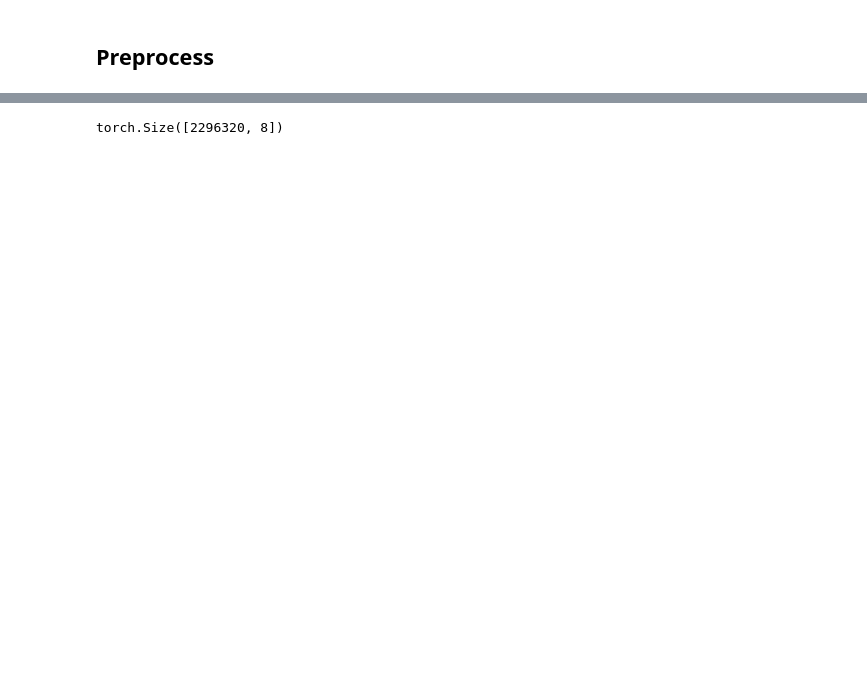
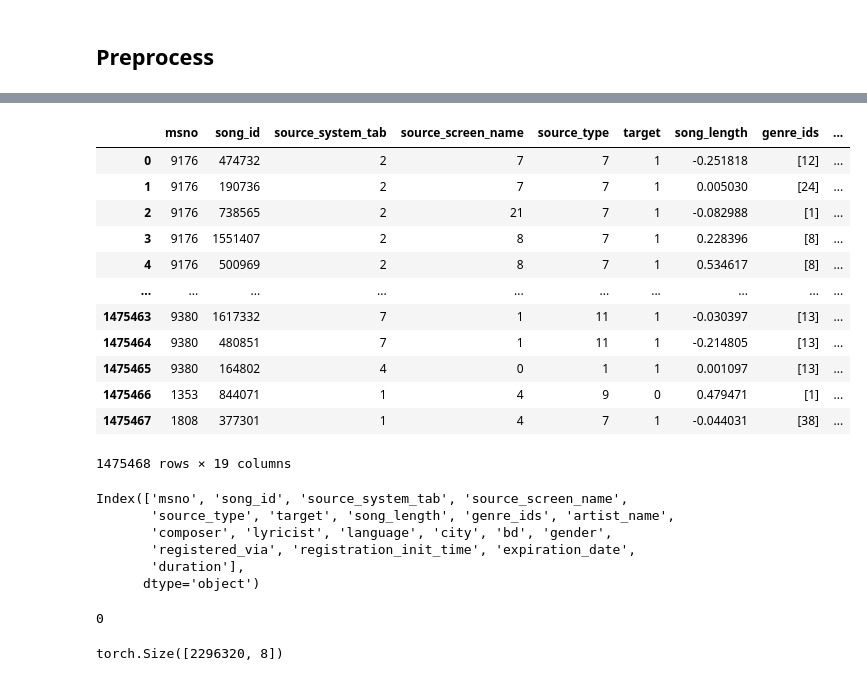
Before and after one commit to Junxiao-Zhao/KKBox_Music_Recommendation_System, a Jupyter notebook: notebooks/DeepFM.ipynb, the cells around one changed output, grey strips where cells are left out. Drawn from its saved outputs; the diff is of its cells as text; code cells hidden in the pictures; blank space fills up the shorter version.

```diff
--- a/notebooks/DeepFM.ipynb
+++ b/notebooks/DeepFM.ipynb
@@ -55,6 +59,8 @@ class Preprocesser:
         self.city_le = LabelEncoder()  # city
         self.via_le = LabelEncoder()  # registered_via
         self.gender_le = LabelEncoder()  # gender
+
+        self.genre_maxlen = 8
 
     def fit_train_test(self, train_test_df: pd.DataFrame):
         """Fit train and test
@@ -128,6 +134,7 @@ class Preprocesser:
             songs_df['language'])
 
         self.song_le.fit(songs_df['song_id'])
+        self.genre_maxlen = max(list(map(len, songs_df['genre_ids'])))
 
     def preprocess_members(self, members_df: pd.DataFrame):
         """Preprocess members
@@ -143,11 +150,12 @@ class Preprocesser:
         members_df['registration_init_time'] = members_df[
             'registration_init_time'].apply(
                 lambda x: np.nan if x < datetime(2005, 10, 1) else x)
-        members_df['expiration_date'] = members_df['expiration_date'].apply(
-            lambda x: np.nan if x >= datetime(2017, 9, 27) else x)
+        # members_df['expiration_date'] = members_df['expiration_date'].apply(
+        #     lambda x: np.nan if x >= datetime(2017, 9, 27) else x)
         dur_col = (members_df['expiration_date'] -
                    members_df['registration_init_time']
                    ).apply(lambda x: 0 if x < timedelta(0) else x.days)
+        dur_col.fillna(0, inplace=True)
         members_df['duration'] = self.dur_mm.fit_transform(
             dur_col.to_numpy().reshape(-1, 1)).reshape(-1)
 
@@ -171,14 +179,22 @@ class Preprocesser:
         # msno
         self.msno_le.fit(members_df['msno'])
 
-    @staticmethod
-    def padding_genre(split_genre: pd.Series):
+    def padding_genre(self, split_genre: pd.Series):
         """Pad genres
 
         :param split_genre: a series of lists of genres
         :return: a tensor of size (batch, vocab)
         """
 
-        return pad_sequence(list(map(torch.Tensor, split_genre.tolist())),
-                            batch_first=True,
-                            padding_value=0)
+        return pad_sequences(split_genre,
+                             maxlen=self.genre_maxlen,
+                             padding='post')
+
+    def transform_msno_song(self, union_df: pd.DataFrame):
+        """Encode msno and song_ids
+
+        :param union_df: the joined dataframes
+        """
+
+        union_df['msno'] = self.msno_le.transform(union_df['msno'])
+        union_df['song_id'] = self.song_le.transform(union_df['song_id'])
@@ -256,0 +212,23 @@ songs_df
+# %%
+tr_df, val_df = train_test_split(train_df, test_size=0.2, shuffle=False)
+# %%
+tr_song_df = tr_df.merge(songs_df, how='inner', on='song_id')
+tr_song_msno_df = tr_song_df.merge(members_df, how='inner', on='msno')
+# %%
+tr_song_msno_df['msno'] = pp.msno_le.transform(tr_song_msno_df['msno'])
+tr_song_msno_df['song_id'] = pp.song_le.transform(tr_song_msno_df['song_id'])
+tr_song_msno_df
+# %% [output]
+|  | msno | song_id | source_system_tab | source_screen_name | source_type | target | song_length | genre_ids | ... |
+| 0 | 9176 | 474732 | 2 | 7 | 7 | 1 | -0.251818 | [12] | ... |
+| 1 | 9176 | 190736 | 2 | 7 | 7 | 1 | 0.005030 | [24] | ... |
+| 2 | 9176 | 738565 | 2 | 21 | 7 | 1 | -0.082988 | [1] | ... |
+| 3 | 9176 | 1551407 | 2 | 8 | 7 | 1 | 0.228396 | [8] | ... |
+| 4 | 9176 | 500969 | 2 | 8 | 7 | 1 | 0.534617 | [8] | ... |
+| ... | ... | ... | ... | ... | ... | ... | ... | ... | ... |
+| 1475463 | 9380 | 1617332 | 7 | 1 | 11 | 1 | -0.030397 | [13] | ... |
+| 1475464 | 9380 | 480851 | 7 | 1 | 11 | 1 | -0.214805 | [13] | ... |
+| 1475465 | 9380 | 164802 | 4 | 0 | 1 | 1 | 0.001097 | [13] | ... |
+| 1475466 | 1353 | 844071 | 1 | 4 | 9 | 0 | 0.479471 | [1] | ... |
+| 1475467 | 1808 | 377301 | 1 | 4 | 7 | 1 | -0.044031 | [38] | ... |
+1475468 rows × 19 columns
@@ -256,0 +237,9 @@ songs_df
+# %%
+tr_song_msno_df.columns
+# %% [output]
+Index(['msno', 'song_id', 'source_system_tab', 'source_screen_name',
+       'source_type', 'target', 'song_length', 'genre_ids', 'artist_name',
+       'composer', 'lyricist', 'language', 'city', 'bd', 'gender',
+       'registered_via', 'registration_init_time', 'expiration_date',
+       'duration'],
+      dtype='object')
@@ -257,3 +271,7 @@ songs_df
+# %%
+members_df['duration'].isna().sum()
+# %% [output]
+0
 # %%
 pp.padding_genre(songs_df['genre_ids']).shape
 # %% [output]
```
Also changed, not shown: parts of 25 cells of this notebook, 2 other files.
